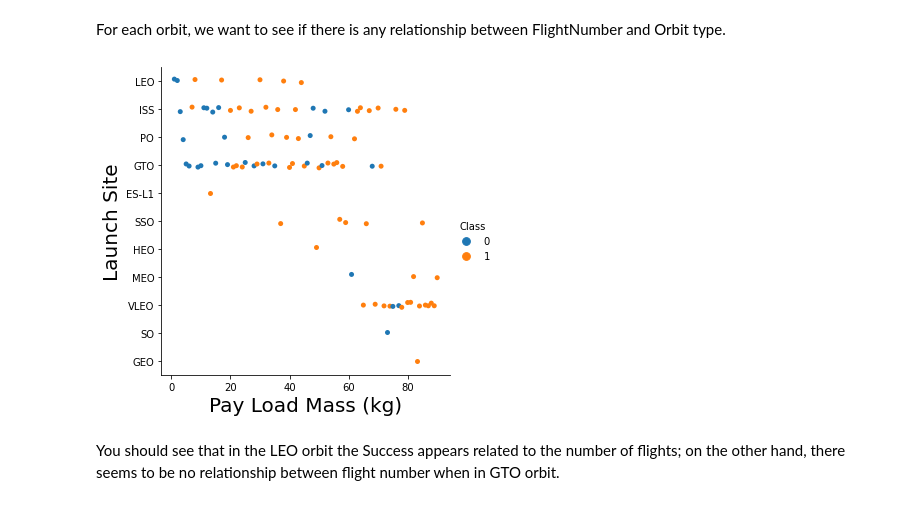
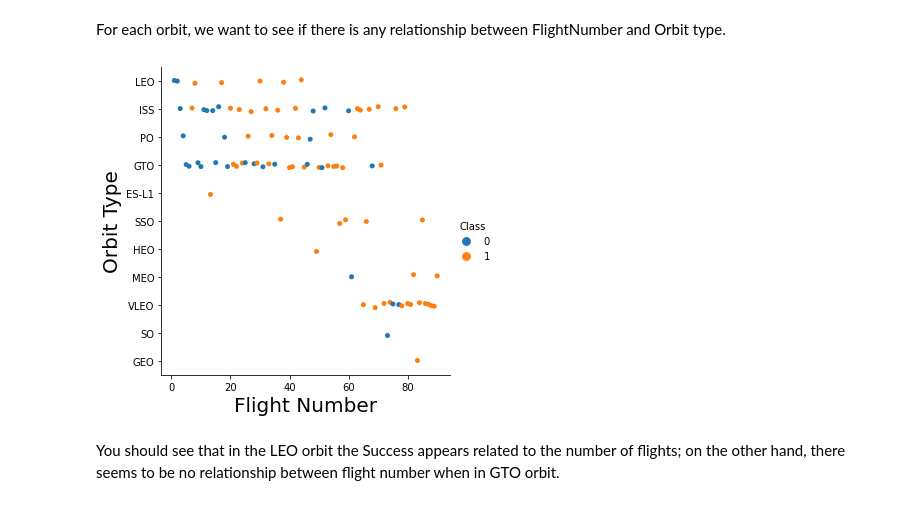
Before and after one commit to PIONS110/IBM-capstone, a Jupyter notebook: jupyter-labs-eda-dataviz-v2.ipynb, the cells around one changed output. Drawn from its saved outputs; the diff is of its cells as text; code cells hidden in the pictures.

```diff
--- a/jupyter-labs-eda-dataviz-v2.ipynb
+++ b/jupyter-labs-eda-dataviz-v2.ipynb
@@ -153,11 +153,11 @@ For each orbit, we want to see if there is any relationship between FlightNumber
 # %%
 # Plot a scatter point chart with x axis to be FlightNumber and y axis to be the Orbit, and hue to be the class value
 sns.catplot(data=df,y="Orbit", x="FlightNumber", hue= 'Class')
-plt.xlabel("Pay Load Mass (kg)",fontsize=20)
-plt.ylabel("Launch Site",fontsize=20)
+plt.xlabel("Flight Number",fontsize=20)
+plt.ylabel("Orbit Type",fontsize=20)
 plt.show()
 # %% [output]
-[figure, old version]
+[figure, new version]
 # %% [markdown]
 You should see that in the LEO orbit the Success appears related to the number of flights; on the other hand, there seems to be no relationship between flight number when in GTO orbit.
 # %% [markdown]
```
Also changed, not shown: parts of 2 cells of this notebook.
